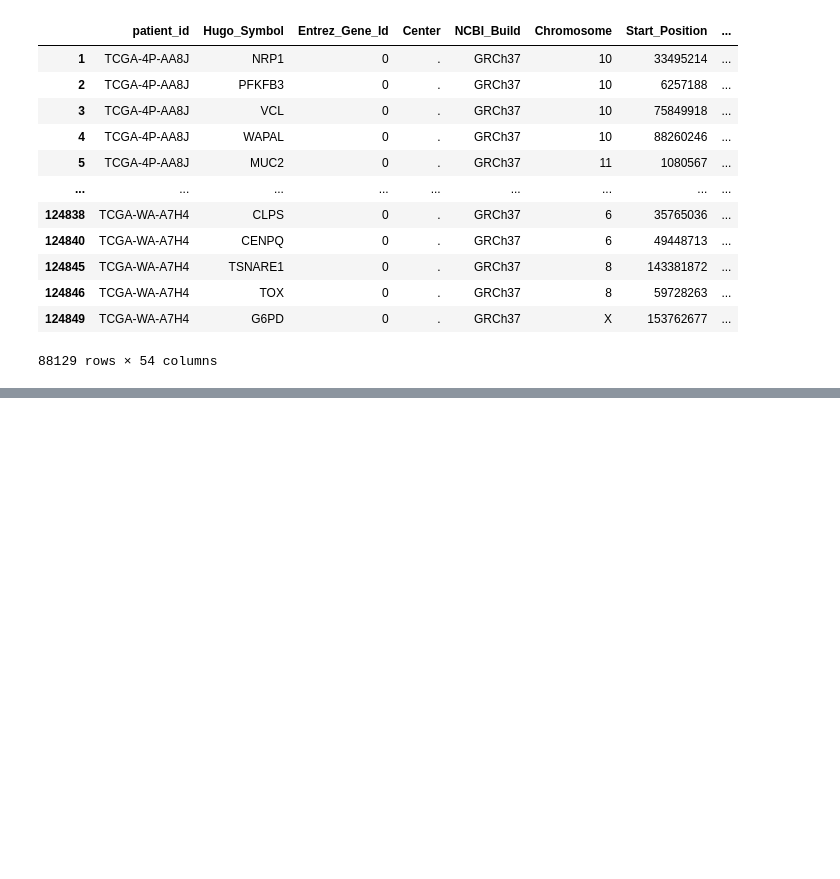
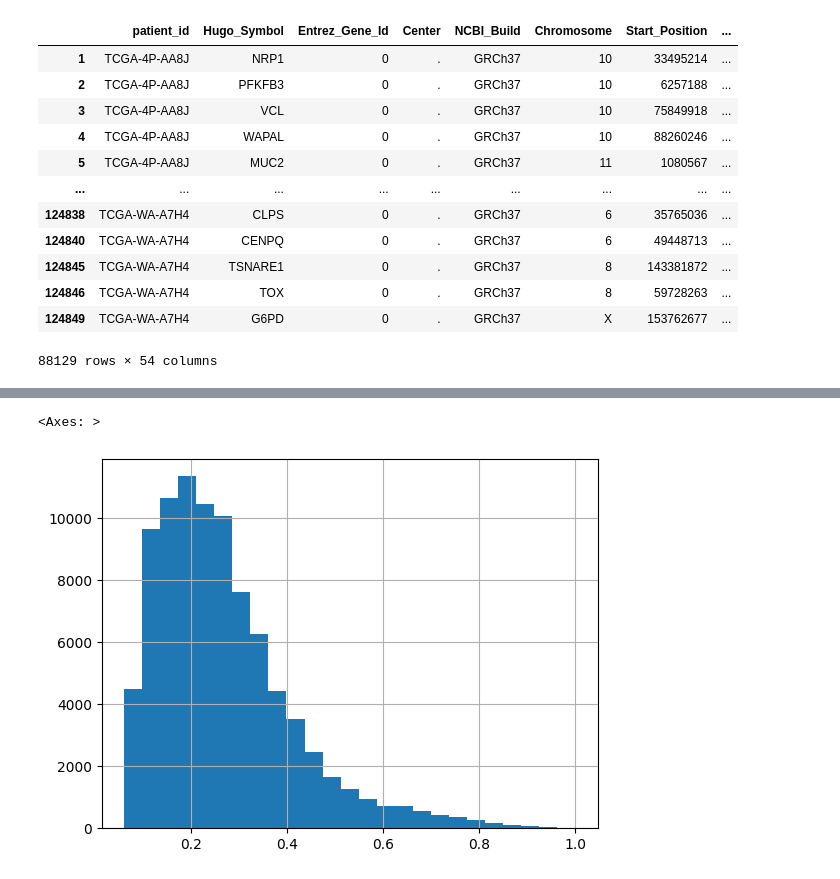
Before and after one commit to Harrison-Q-Ma/BNFO285_Projects, a Jupyter notebook: project_2/Harrison/analysis/analysis.ipynb, the cells around one changed output, grey strips where cells are left out. Saved outputs shown, nothing was run; the diff lists cells and outputs as text; code cells hidden in the pictures; blank space fills up the shorter version.

```diff
--- a/project_2/Harrison/analysis/analysis.ipynb
+++ b/project_2/Harrison/analysis/analysis.ipynb
@@ -112,3 +112,6 @@ mutations
 | 124846 | TCGA-WA-A7H4 | TOX | 0 | . | GRCh37 | 8 | 59728263 | ... |
 | 124849 | TCGA-WA-A7H4 | G6PD | 0 | . | GRCh37 | X | 153762677 | ... |
 88129 rows × 54 columns
+# %%
+mutations['VAF'] = mutations['t_alt_count'] / mutations['t_depth']
+mutations
@@ -115,2 +137,7 @@ mutations
+# %%
+mutations['VAF'].hist(bins=25)
+# %% [output]
+<Axes: >
+[figure, added]
 # %%
 mutations.to_csv('/Users/harrisonma/Documents/PhD Classes/2025 Spring/BNFO 285/BNFO285_Projects/project_2/project_2_data/TCGA_HNSC_mutations_cleaned.txt', index=False, sep='\t')
```
Also changed, not shown: parts of 1 cell of this notebook.
